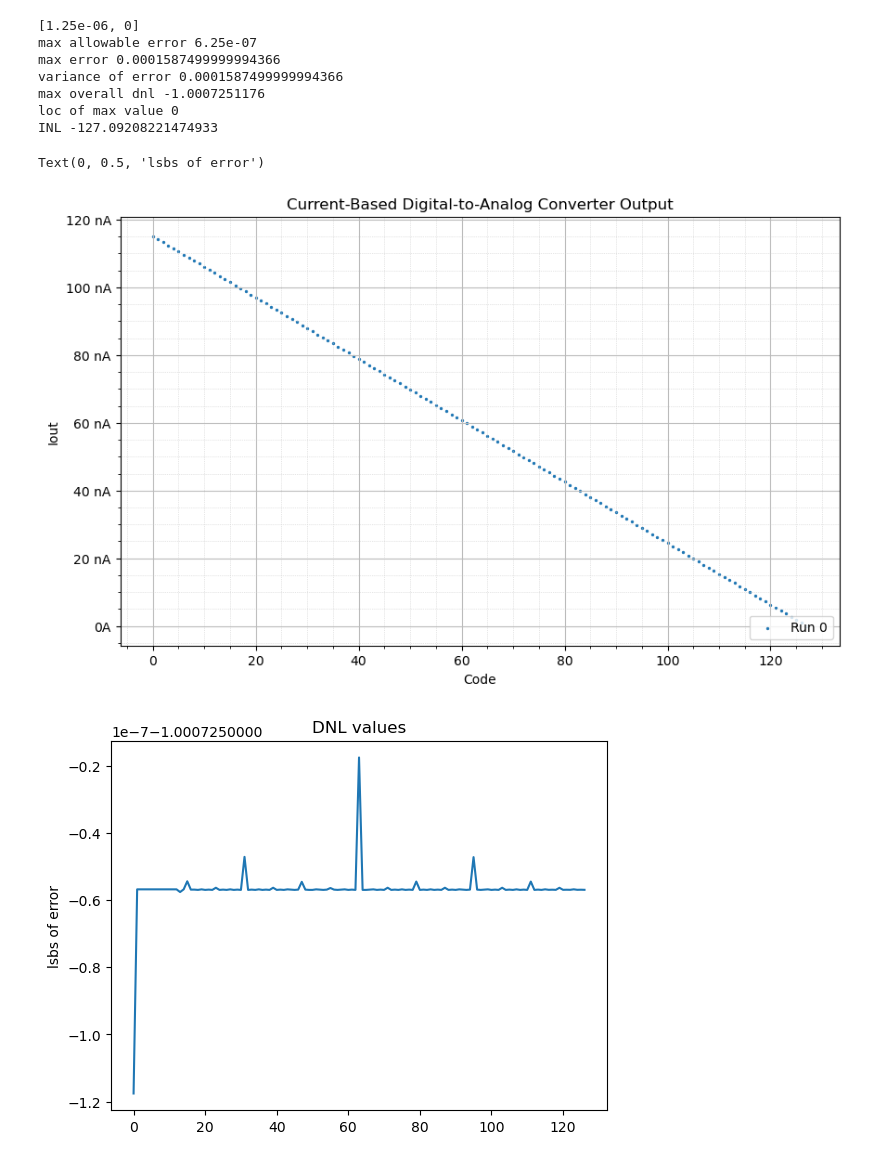
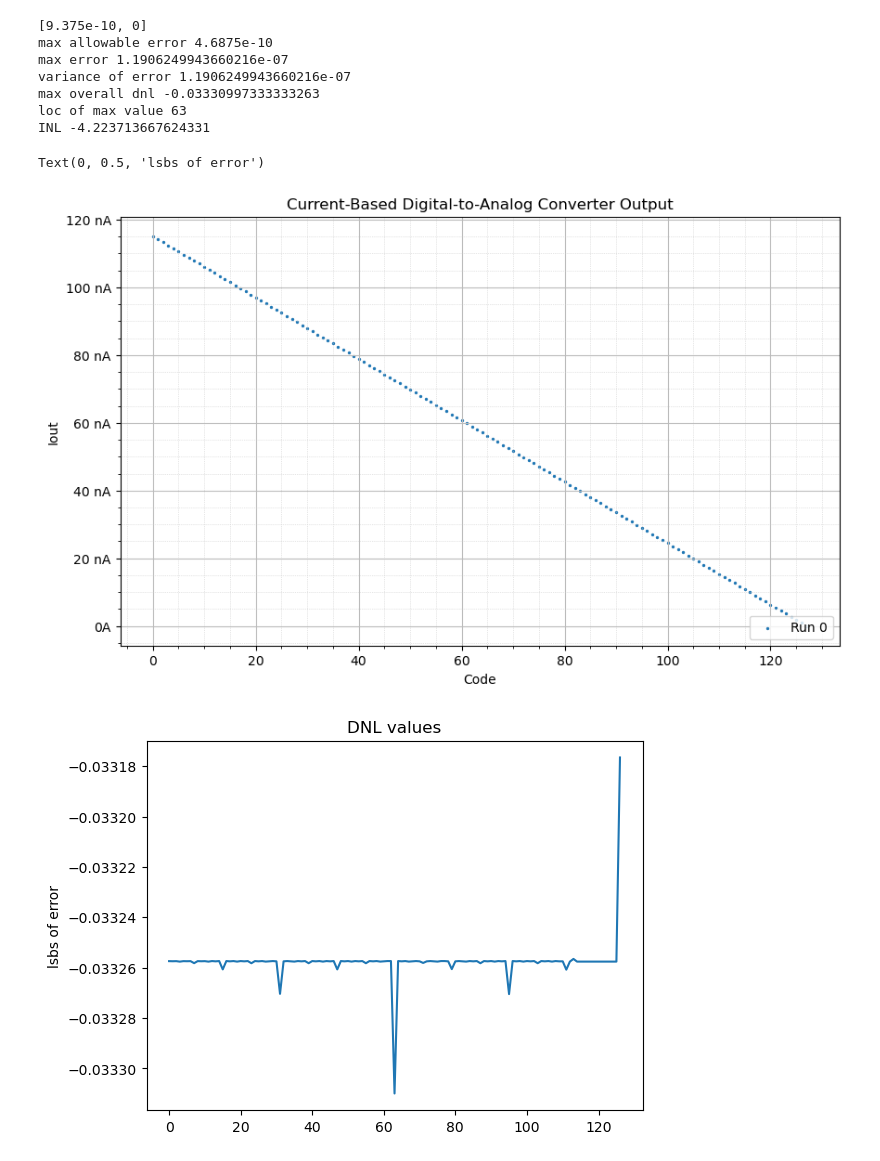
Before and after one commit to James-Jagielski/7-bit-D-A-converter-MP4-MADVLSI, a Jupyter notebook: schematics/simulations/plot_dac_mc.ipynb, the cells around one changed output. Saved outputs shown, nothing was run; the diff lists cells and outputs as text; code cells hidden in the pictures.

```diff
--- a/schematics/simulations/plot_dac_mc.ipynb
+++ b/schematics/simulations/plot_dac_mc.ipynb
@@ -21,6 +21,7 @@ results_dir = "ieee_DAC/dac_with_external_bias_gen/test_4"
 # pmos_4: with generator and nMOS current mirror
 # ideal_step_size = (100*nano)/(2**7)
 ideal_step_size = (120e-9)/(2**7)
+reversed_code = True
 
 # #30 na test
 # results_dir = "ieee_DAC/bias_current_test_results_2/"
@@ -59,44 +60,47 @@ dnl  = []
 dnl_multi = []
 for df_simulation in mc_simulations:
     sorted = df_simulation.sort_values("code")
+    if reversed_code:
+        sorted = sorted.reindex(index=sorted.index[::-1])
+
     current =   np.subtract(np.divide(
                     np.subtract(
                          list(sorted["Iout"])[1:],list(sorted["Iout"])[:-1]
                     ),ideal_step_size),1)
     #print(current)
     cc = list(current) #list(np.vstack((current,dnl)).T)
     #print(len(cc))
     dnl_multi.append(cc)
     for line in cc:
         dnl.append(line)#dnl.append(float(max(line,key=abs)))
     #print(dnl)
 
 inl = np.sum(dnl)
 
 
 
 # plt.plot(range(128),p(range(128)),"k--", label = "trendline", linewidth = .5)
 
 for i, df_simulation in enumerate(mc_simulations):
     # plt.plot(np.array(df_simulation["code"]), np.array(df_simulation["Iout"]), linewidth = 1, label = f"Run {i}")
     plt.scatter(np.array(df_simulation["code"]), np.array(df_simulation["Iout"]), s = 2, label = f"Run {i}")
 plt.legend(loc = "lower right")
 
 plt.figure()
 plt.plot(range(len(dnl)), dnl)
 plt.title("DNL values")
 print("max overall dnl",max(dnl,key=abs))
 print("loc of max value",dnl.index(max(dnl,key=abs)))
 print("INL" , inl)
 plt.ylabel("lsbs of error")
 # %% [output]
-[1.25e-06, 0]
-max allowable error 6.25e-07
-max error 0.0001587499999994366
-variance of error 0.0001587499999994366
-max overall dnl -1.0007251176
-loc of max value 0
-INL -127.09208221474933
+[9.375e-10, 0]
+max allowable error 4.6875e-10
+max error 1.1906249943660216e-07
+variance of error 1.1906249943660216e-07
+max overall dnl -0.03330997333333263
+loc of max value 63
+INL -4.223713667624331
 Text(0, 0.5, 'lsbs of error')
 [figure]
-[figure, old version]
+[figure, new version]
```
